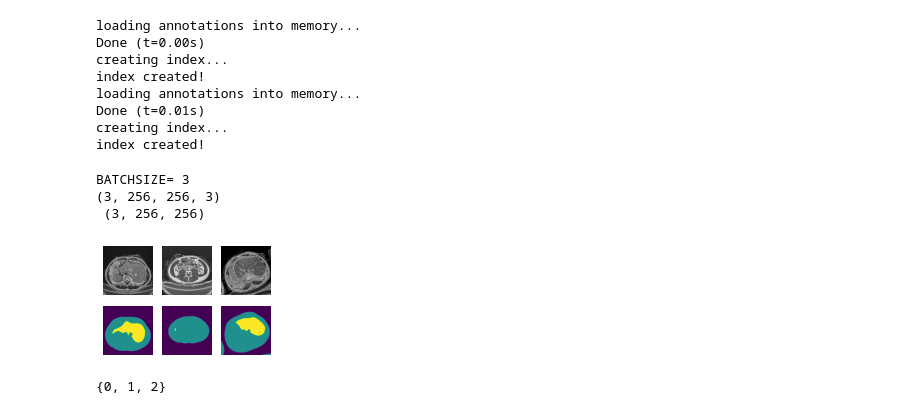
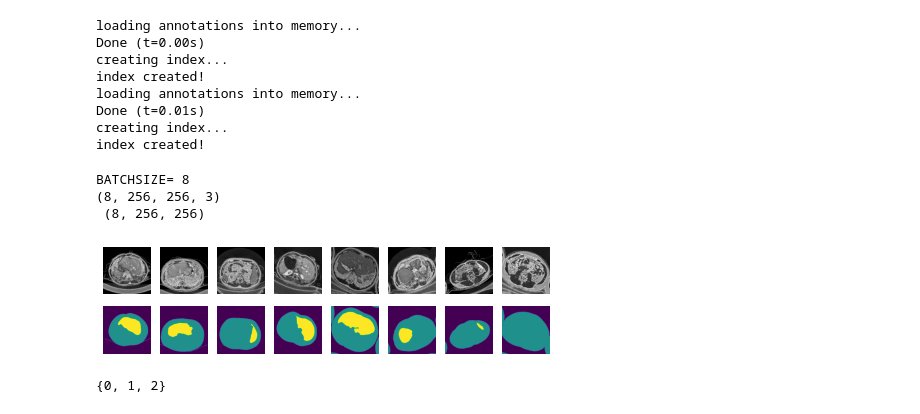
Before and after one commit to ShuYuHuang/UnetCosLoss, a Jupyter notebook: Try_Training.ipynb, the cells around one changed output. Saved outputs shown, nothing was run; the diff lists cells and outputs as text; code cells hidden in the pictures.

```diff
--- a/Try_Training.ipynb
+++ b/Try_Training.ipynb
@@ -92,13 +92,13 @@ CT_occr=occr_in_ds(CT_ds)
 # %%
 from utils.plotting import show_image_annot
 CT_ds.training=True
 x,y=next(iter(CT_loader))
-show_image_annot(x.numpy().transpose(0,2,3,1),y.numpy(),showPics=3, vmax=CT_ds.n_cats)
+show_image_annot(x.numpy().transpose(0,2,3,1),y.numpy(),showPics=8, vmax=CT_ds.n_cats)
 # %% [output]
-BATCHSIZE= 3
-(3, 256, 256, 3)
- (3, 256, 256)
+BATCHSIZE= 8
+(8, 256, 256, 3)
+ (8, 256, 256)
-[figure, old version]
+[figure, new version]
 # %%
 set(y.flatten().numpy())
 # %% [output]
```
Also changed, not shown: parts of 8 cells of this notebook, 13 other files.
